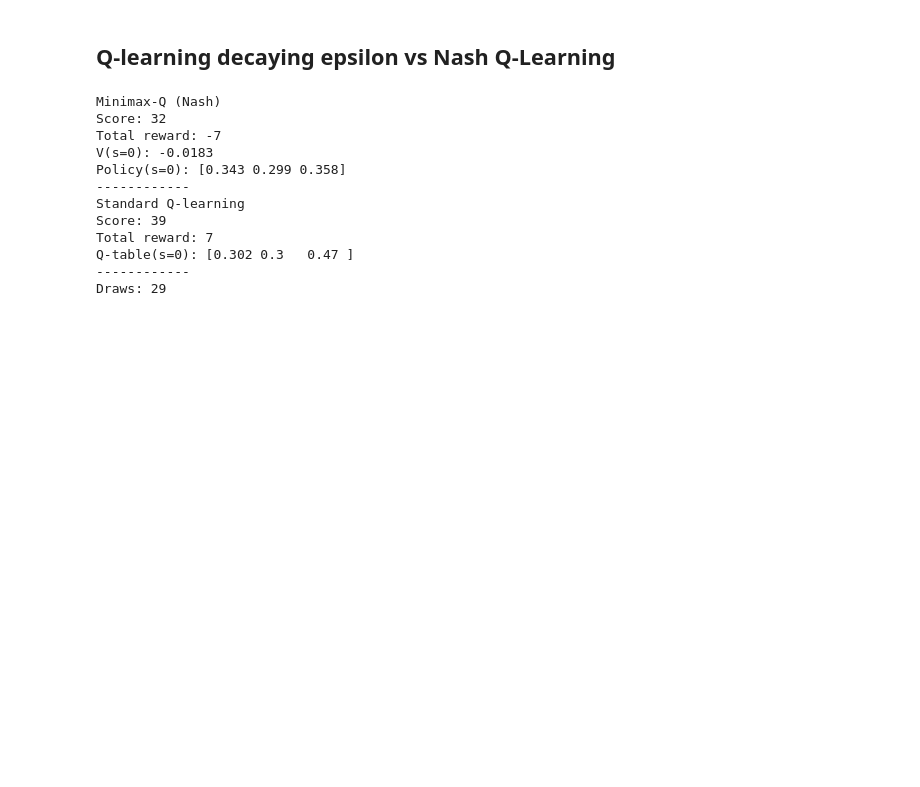
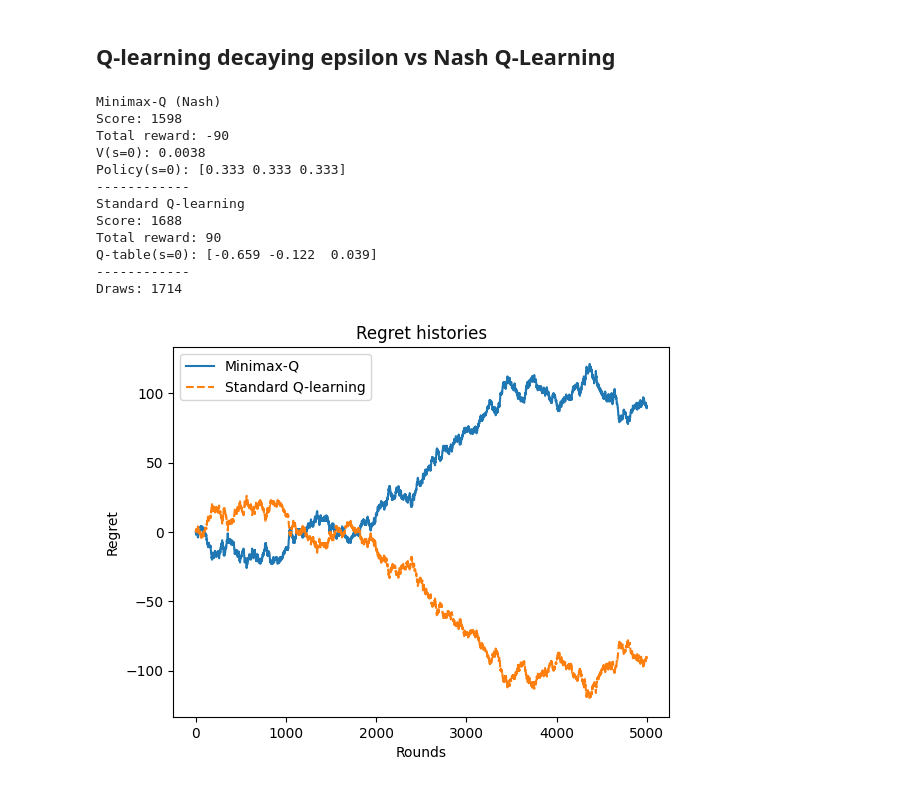
Before and after one commit to gpetrousov/adversarial_rl_demokritos, a Jupyter notebook: FP_and_RL_equilibria.ipynb, the cells around one changed output. Drawn from its saved outputs; the diff is of its cells as text; code cells hidden in the pictures; blank space fills up the shorter version.

Commit message:
Regret plotting

```diff
--- a/FP_and_RL_equilibria.ipynb
+++ b/FP_and_RL_equilibria.ipynb
@@ -557,6 +556,8 @@ class Minimax_QLearning():
       epsilon_decay<float> - decay factor for epsilon value
       epsilon_decay_strategy<string> - how epsilon factor should decay: ["exp","lin]
       epsilon_threshold<float> - when should epsilon stop
+      alpha<float> - learning rate
+      gamma<float> - discount factor
     """
 
     def __init__(self, states=[0], actions=[0, 1, 2], epsilon_init=0.9, epsilon_decay=0.949, epsilon_decay_strategy="exp", epsilon_threshold=0.05, alpha=0.1, gamma=0.9):
@@ -688,6 +689,18 @@ Perhaps, the line goes up early, as the agent explores, but then flattens out. T
 
 **Negative slope**
 If regret goes down, the agent is actively exploiting its opponent's weakness. In each round the agent plays the optinal strategy against its opponent, thus we have Nash equilibrium.
+# %%
+# Plot regret
+
+import matplotlib.pyplot as plt
+
+def plot_regret(rounds, regret_history1, agent_type1, regret_history2, agent_type2):
+    plt.plot(range(rounds), regret_history1, label=agent_type1, linestyle="-")
+    plt.plot(range(rounds), regret_history2, label=agent_type2, linestyle="--")
+    plt.xlabel("Rounds")
+    plt.ylabel("Regret")
+    plt.legend()
+    plt.title("Regret histories")
 # %% [markdown]
 # Scenarios
 # %% [markdown]
@@ -947,18 +960,20 @@ def qlearning_vs_minimax_q(rounds):
     print(f"Q-table(s=0): {np.round(agent2.q_table[0], 3)}")
     print("------------")
     print(f"Draws: {env.draws}")
+    plot_regret(rounds, regret_history_agent1, "Minimax-Q", regret_history_agent2, "Standard Q-learning")
 # %%
-qlearning_vs_minimax_q(100)
+qlearning_vs_minimax_q(5000)
 # %% [output]
 Minimax-Q (Nash)
-Score: 32
-Total reward: -7
-V(s=0): -0.0183
-Policy(s=0): [0.343 0.299 0.358]
+Score: 1598
+Total reward: -90
+V(s=0): 0.0038
+Policy(s=0): [0.333 0.333 0.333]
 ------------
 Standard Q-learning
-Score: 39
-Total reward: 7
-Q-table(s=0): [0.302 0.3   0.47 ]
+Score: 1688
+Total reward: 90
+Q-table(s=0): [-0.659 -0.122  0.039]
 ------------
-Draws: 29
+Draws: 1714
+[figure, added]
```
Also changed, not shown: parts of 1 cell of this notebook.
